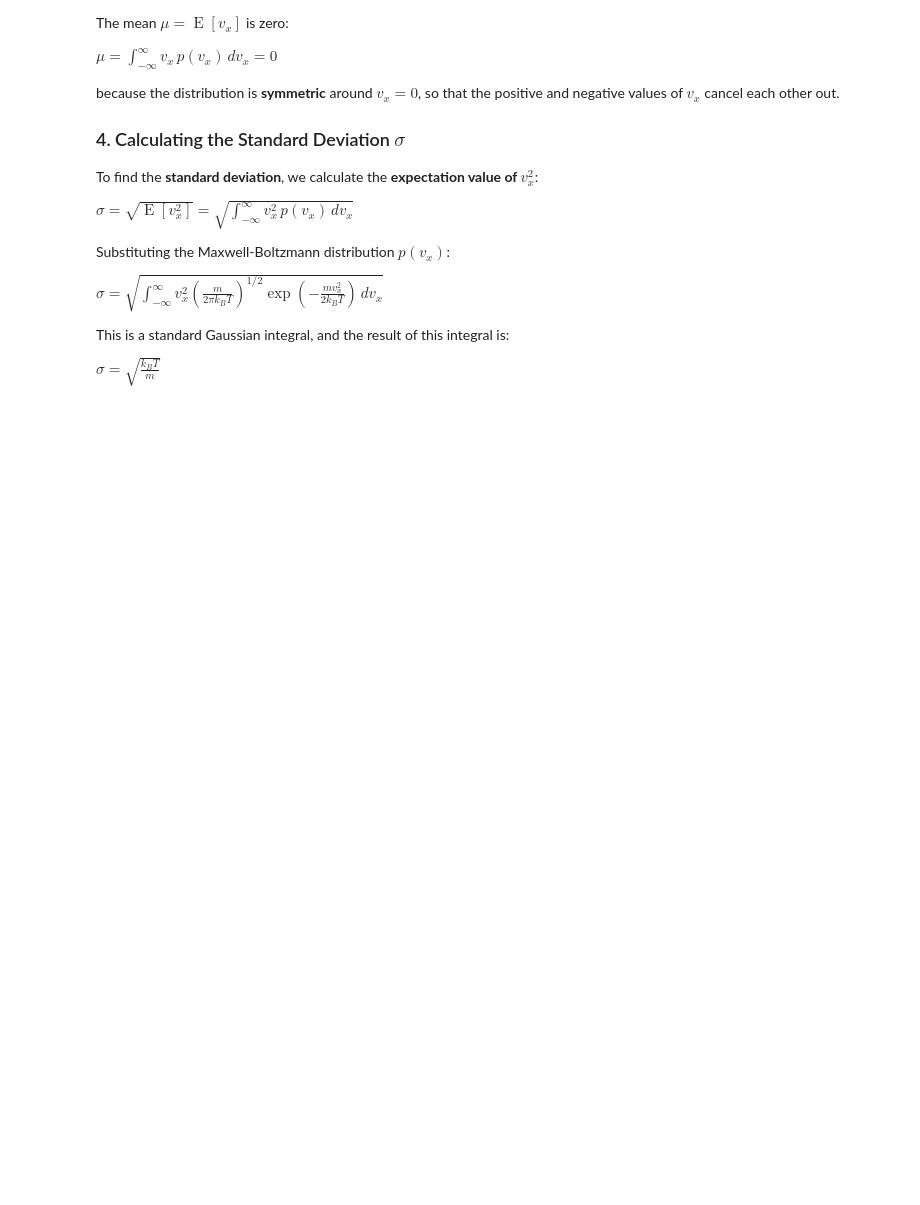
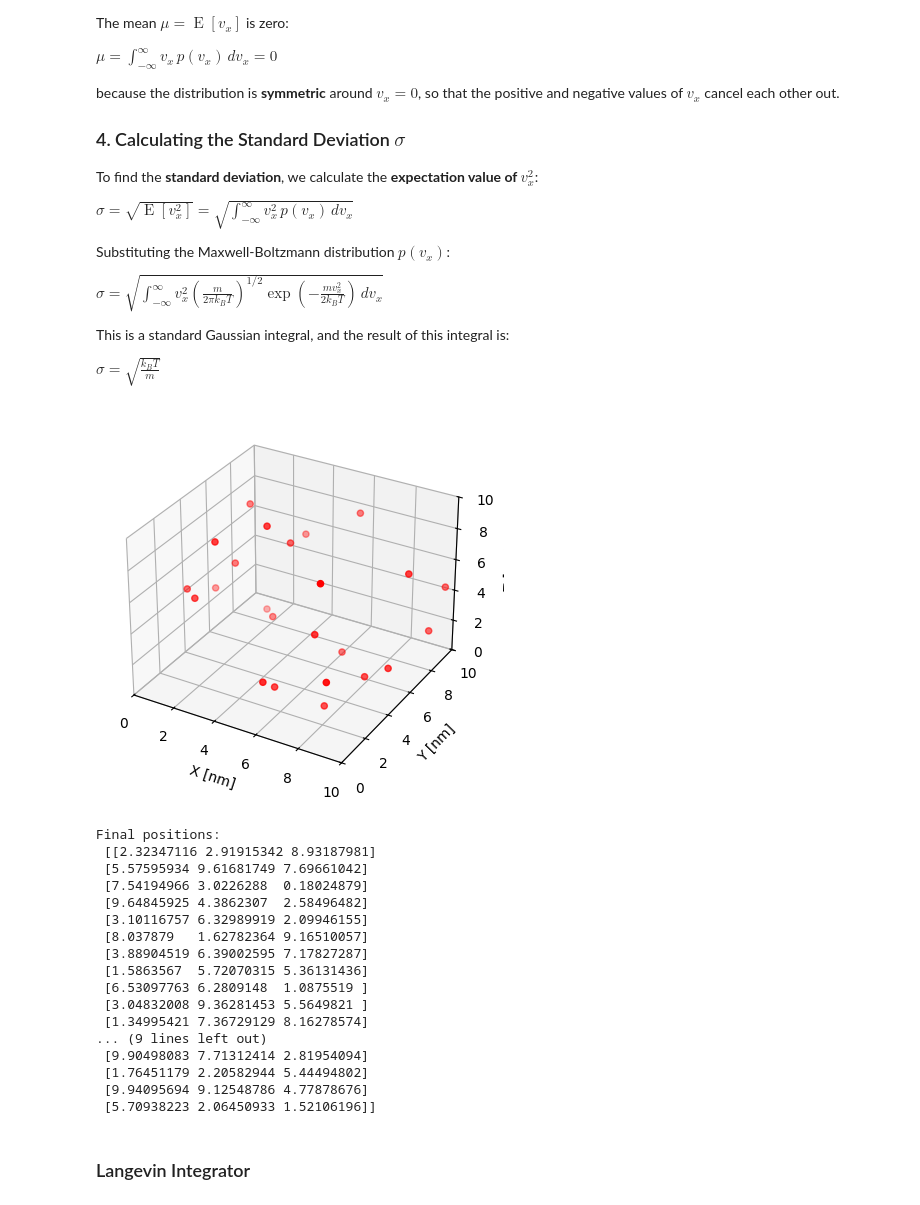
Before and after one commit to bkellerlab/KineticsSandbox, a Jupyter notebook: playground/Arthur_MD.ipynb, the cells around one changed output. Saved outputs shown, nothing was run; the diff lists cells and outputs as text; code cells hidden in the pictures; blank space fills up the shorter version.

```diff
--- a/playground/Arthur_MD.ipynb
+++ b/playground/Arthur_MD.ipynb
@@ -1254,37 +1243,57 @@ v  = np.random.normal(0, std_dev, (n, D))
 
 # Main simulation loop with velocity change check
 v_prev = np.copy(v)  # Initialize the previous velocities (copy of initial velocities)
 v_new = np.copy(v)
 
 # Initialize Lennard-Jones potential with parameter parm = [eps, sig]
 potential = LennardJones([eps_He, sig_He])
 
 # Simulation loop
-for i in range(50000):  # Run more timesteps if you want more detailed simulation
+for i in range(50000):  # Define number of timesteps
 
     # 1. Update velocities based on forces (Lennard-Jones potential)
     v_new, a = updatev(r, v_new, dt, potential, mm, L, cutoff=cutoff, BC=1)
 
     if i % 500 == 0:
         v_new, T_now = rescaleT(v_new, T_target, mm)
         print(f"Step {i}, Temperature: {T_now}")
 
     # 3. Update positions using velocity and handle boundary conditions
-    r, v_new = update(r, v_new, dt, n, D, L, BC=1)  # Update positions with reflective boundaries
+    r, v_new = update(r, v_new, dt, n, D, L, BC=1)
 
     # 4. Dump and plot every 500th timestep
-    # "%" is the modulo operator, that returns the remainder when i is divided by 100.
     if i % 500 == 0:
         # Dump the positions for visualization
-        dump(r, int(i), L, tp)
+        #dump(r, int(i), L, tp)
 
         # Optional: Clear and plot the updated positions for real-time visualization
         display.clear_output(wait=True)
         plot_particles(r, L)
         plt.pause(0.1)  # Pause to create animation effect
 
 # Final output of positions
 print("Final positions:\n", r)
+# %% [output]
+[figure, added]
+Final positions:
+ [[2.32347116 2.91915342 8.93187981]
+ [5.57595934 9.61681749 7.69661042]
+ [7.54194966 3.0226288  0.18024879]
+ [9.64845925 4.3862307  2.58496482]
+ [3.10116757 6.32989919 2.09946155]
+ [8.037879   1.62782364 9.16510057]
+ [3.88904519 6.39002595 7.17827287]
+ [1.5863567  5.72070315 5.36131436]
+ [6.53097763 6.2809148  1.0875519 ]
+ [3.04832008 9.36281453 5.5649821 ]
+ [1.34995421 7.36729129 8.16278574]
+... (9 lines left out)
+ [9.90498083 7.71312414 2.81954094]
+ [1.76451179 2.20582944 5.44494802]
+ [9.94095694 9.12548786 4.77878676]
+ [5.70938223 2.06450933 1.52106196]]
+# %% [markdown]
+### Langevin Integrator
 # %%
 import numpy as np
 import matplotlib.pyplot as plt
```
Also changed, not shown: parts of 1 cell of this notebook, 12 other files.
